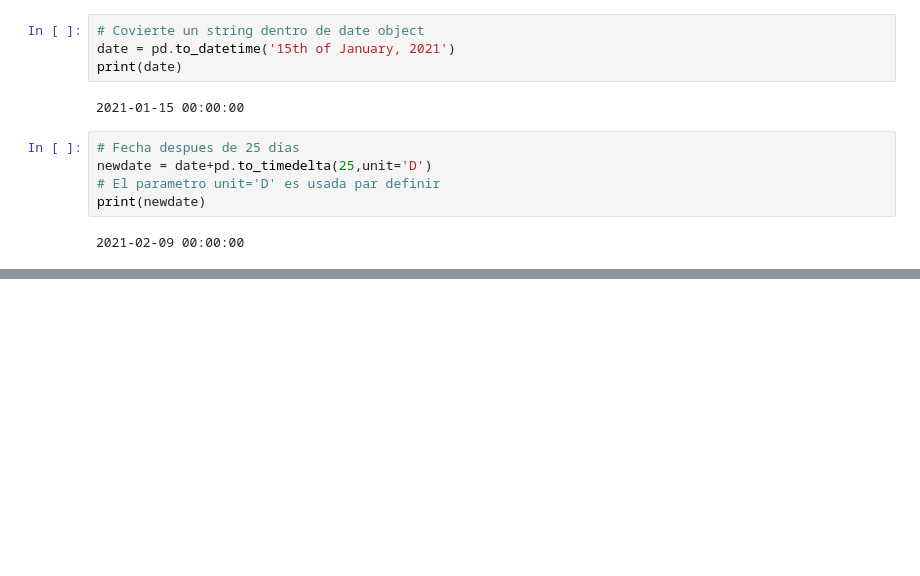
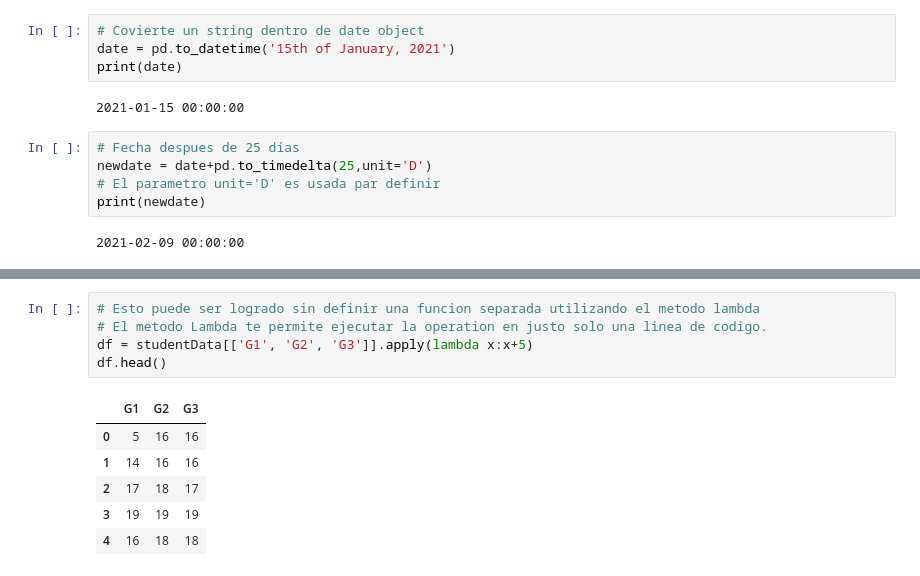
Before and after one commit to secarvallo/PANDAS, a Jupyter notebook: Activity1.01/01_Activity.ipynb, the cells around one changed output, grey strips where cells are left out. Saved outputs shown, nothing was run; the diff lists cells and outputs as text; blank space fills up the shorter version.

```diff
--- a/Activity1.01/01_Activity.ipynb
+++ b/Activity1.01/01_Activity.ipynb
@@ -313,0 +338,12 @@ DatetimeIndex(['2021-02-09', '2021-02-10', '2021-02-11', '2021-02-12',
+# %%
+# Esto puede ser logrado sin definir una funcion separada utilizando el metodo lambda
+# El metodo Lambda te permite ejecutar la operation en justo solo una linea de codigo.
+df = studentData[['G1', 'G2', 'G3']].apply(lambda x:x+5)
+df.head()
+# %% [output]
+|  | G1 | G2 | G3 |
+| 0 | 5 | 16 | 16 |
+| 1 | 14 | 16 | 16 |
+| 2 | 17 | 18 | 17 |
+| 3 | 19 | 19 | 19 |
+| 4 | 16 | 18 | 18 |
```
Also changed, not shown: parts of 4 cells of this notebook.
